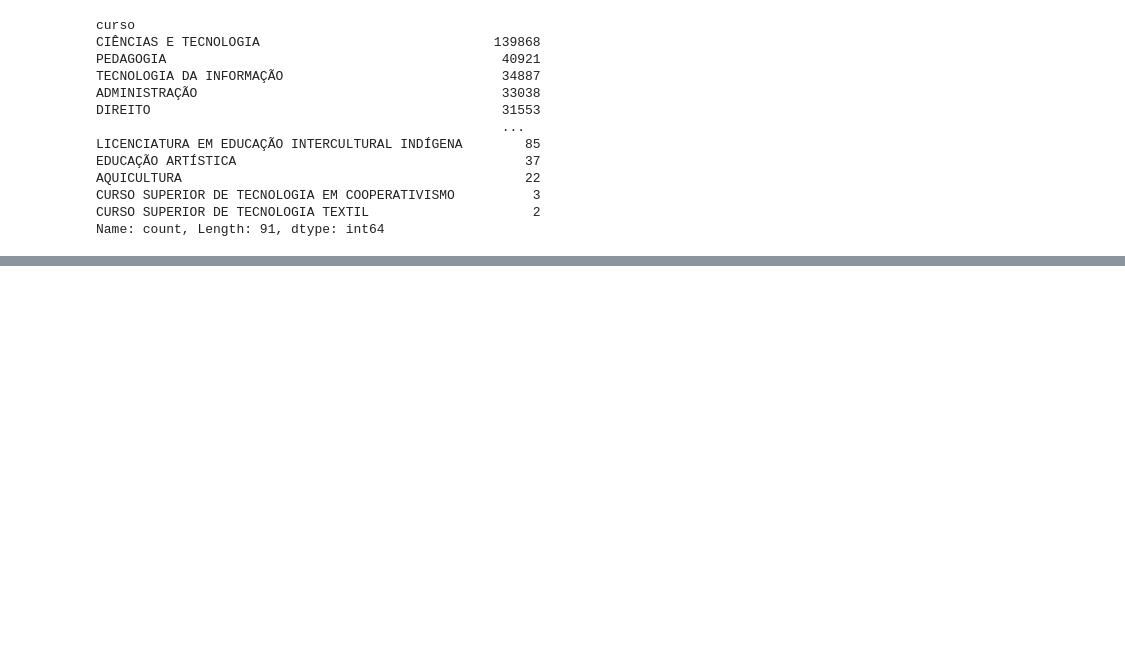
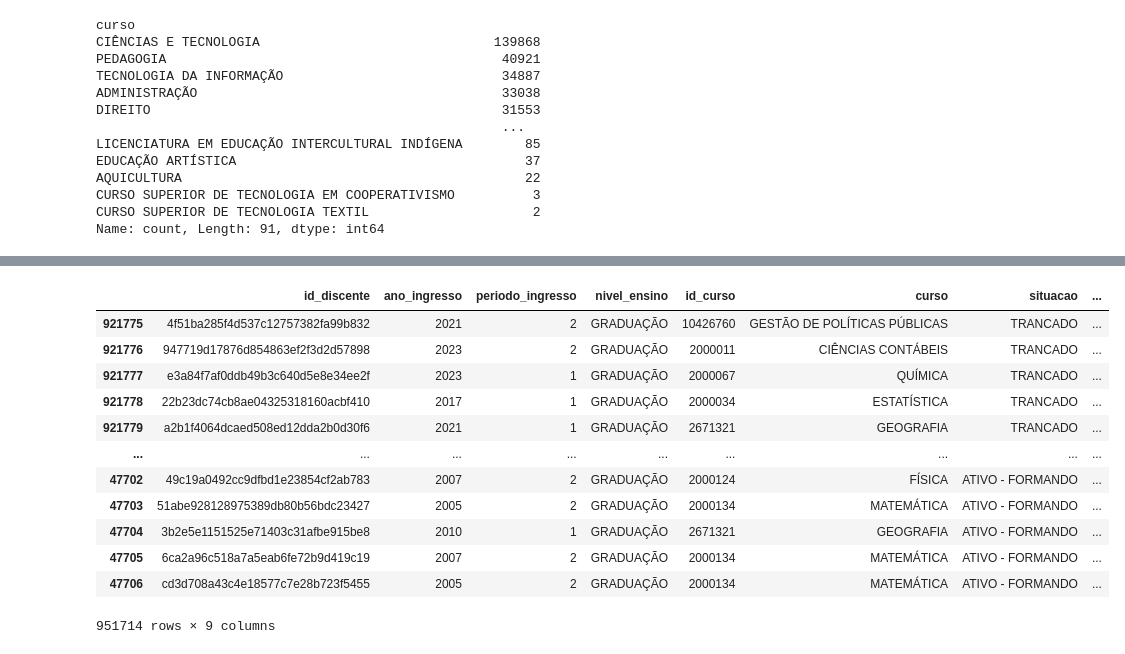
Before and after one commit to PETCC-UFRN/data-pet, a Jupyter notebook: 2.0-dados-abertos-UFRN/1-limpeza-de-dados/notebooks/tratamentoSituacaoDiscente.ipynb, the cells around one changed output, grey strips where cells are left out. Saved outputs shown, nothing was run; the diff lists cells and outputs as text; code cells hidden in the pictures; blank space fills up the shorter version.

```diff
--- a/2.0-dados-abertos-UFRN/1-limpeza-de-dados/notebooks/tratamentoSituacaoDiscente.ipynb
+++ b/2.0-dados-abertos-UFRN/1-limpeza-de-dados/notebooks/tratamentoSituacaoDiscente.ipynb
@@ -215,0 +210,18 @@ situacoes_disc_24_2
+# %%
+situacao_disc_sorted = situacao_disc.sort_values(['ano_alteracao_situacao', 'periodo_alteracao_situacao'], ascending=False)
+
+situacao_disc_sorted
+# %% [output]
+|  | id_discente | ano_ingresso | periodo_ingresso | nivel_ensino | id_curso | curso | situacao | ... |
+| 921775 | 4f51ba285f4d537c12757382fa99b832 | 2021 | 2 | GRADUAÇÃO | 10426760 | GESTÃO DE POLÍTICAS PÚBLICAS | TRANCADO | ... |
+| 921776 | 947719d17876d854863ef2f3d2d57898 | 2023 | 2 | GRADUAÇÃO | 2000011 | CIÊNCIAS CONTÁBEIS | TRANCADO | ... |
+| 921777 | e3a84f7af0ddb49b3c640d5e8e34ee2f | 2023 | 1 | GRADUAÇÃO | 2000067 | QUÍMICA | TRANCADO | ... |
+| 921778 | 22b23dc74cb8ae04325318160acbf410 | 2017 | 1 | GRADUAÇÃO | 2000034 | ESTATÍSTICA | TRANCADO | ... |
+| 921779 | a2b1f4064dcaed508ed12dda2b0d30f6 | 2021 | 1 | GRADUAÇÃO | 2671321 | GEOGRAFIA | TRANCADO | ... |
+| ... | ... | ... | ... | ... | ... | ... | ... | ... |
+| 47702 | 49c19a0492cc9dfbd1e23854cf2ab783 | 2007 | 2 | GRADUAÇÃO | 2000124 | FÍSICA | ATIVO - FORMANDO | ... |
+| 47703 | 51abe928128975389db80b56bdc23427 | 2005 | 2 | GRADUAÇÃO | 2000134 | MATEMÁTICA | ATIVO - FORMANDO | ... |
+| 47704 | 3b2e5e1151525e71403c31afbe915be8 | 2010 | 1 | GRADUAÇÃO | 2671321 | GEOGRAFIA | ATIVO - FORMANDO | ... |
+| 47705 | 6ca2a96c518a7a5eab6fe72b9d419c19 | 2007 | 2 | GRADUAÇÃO | 2000134 | MATEMÁTICA | ATIVO - FORMANDO | ... |
+| 47706 | cd3d708a43c4e18577c7e28b723f5455 | 2005 | 2 | GRADUAÇÃO | 2000134 | MATEMÁTICA | ATIVO - FORMANDO | ... |
+951714 rows × 9 columns
```
Also changed, not shown: parts of 6 cells of this notebook, 2 other files.
